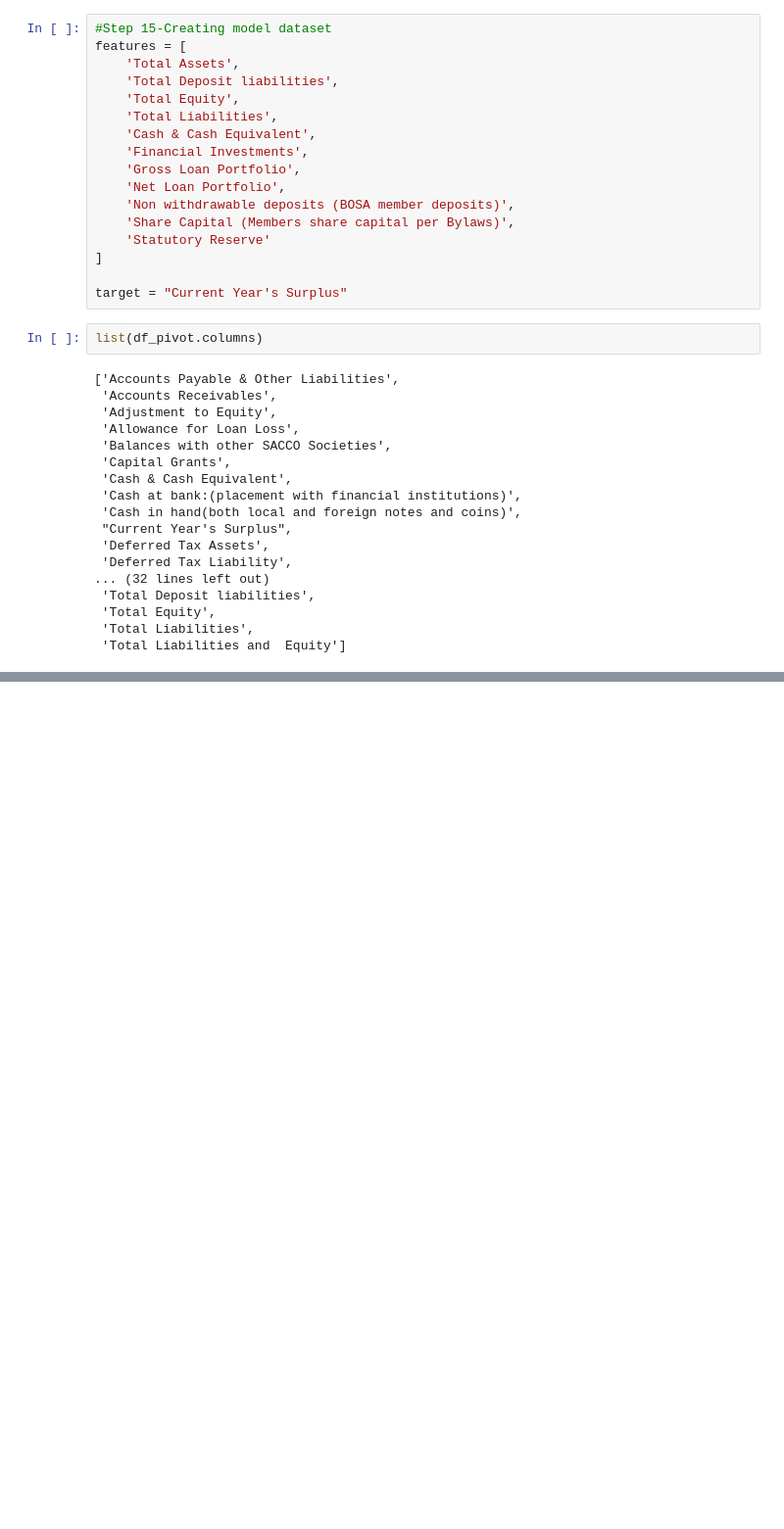
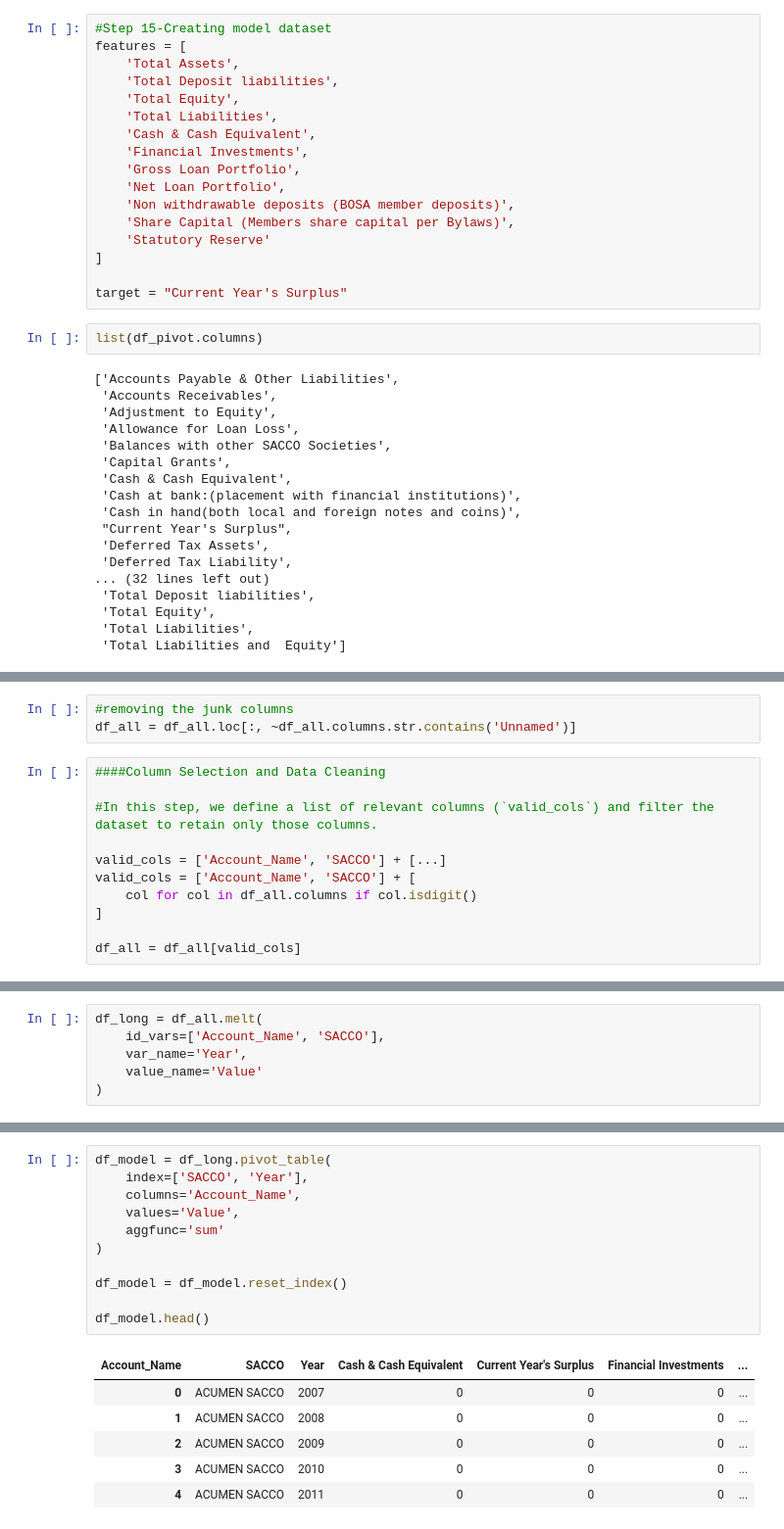
Before and after one commit to moruriinnocentlouis-collab/phase_5_project_group_5, a Jupyter notebook: Desktop/git_practice/sacco_project_phase_5/sacco.ipynb, the cells around one changed output, grey strips where cells are left out. Shown at 98% size. Saved outputs shown, nothing was run; the diff lists cells and outputs as text; blank space fills up the shorter version.

Commit message:
adding combined datasets and other notebook updates

```diff
--- a/Desktop/git_practice/sacco_project_phase_5/sacco.ipynb
+++ b/Desktop/git_practice/sacco_project_phase_5/sacco.ipynb
@@ -400,0 +585,14 @@ This dataset is now ready for predictive modeling.
+# %%
+#removing the junk columns
+df_all = df_all.loc[:, ~df_all.columns.str.contains('Unnamed')]
+# %%
+####Column Selection and Data Cleaning
+
+#In this step, we define a list of relevant columns (`valid_cols`) and filter the dataset to retain only those columns.
+
+valid_cols = ['Account_Name', 'SACCO'] + [...]
+valid_cols = ['Account_Name', 'SACCO'] + [
+    col for col in df_all.columns if col.isdigit()
+]
+
+df_all = df_all[valid_cols]
@@ -400,0 +622,6 @@ This dataset is now ready for predictive modeling.
+# %%
+df_long = df_all.melt(
+    id_vars=['Account_Name', 'SACCO'],
+    var_name='Year',
+    value_name='Value'
+)
@@ -400,0 +648,18 @@ This dataset is now ready for predictive modeling.
+# %%
+df_model = df_long.pivot_table(
+    index=['SACCO', 'Year'],
+    columns='Account_Name',
+    values='Value',
+    aggfunc='sum'
+)
+
+df_model = df_model.reset_index()
+
+df_model.head()
+# %% [output]
+| Account_Name | SACCO | Year | Cash & Cash Equivalent | Current Year's Surplus | Financial Investments | ... |
+| 0 | ACUMEN SACCO | 2007 | 0 | 0 | 0 | ... |
+| 1 | ACUMEN SACCO | 2008 | 0 | 0 | 0 | ... |
+| 2 | ACUMEN SACCO | 2009 | 0 | 0 | 0 | ... |
+| 3 | ACUMEN SACCO | 2010 | 0 | 0 | 0 | ... |
+| 4 | ACUMEN SACCO | 2011 | 0 | 0 | 0 | ... |
```
Also changed, not shown: parts of 105 cells of this notebook, 55 other files.
